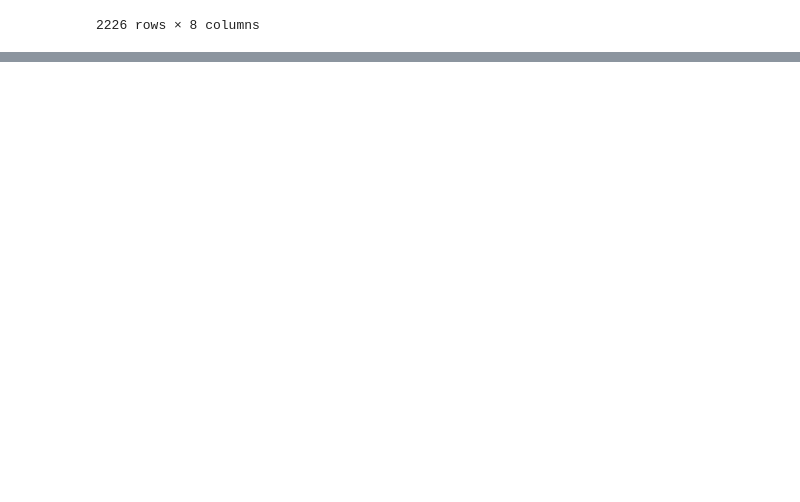
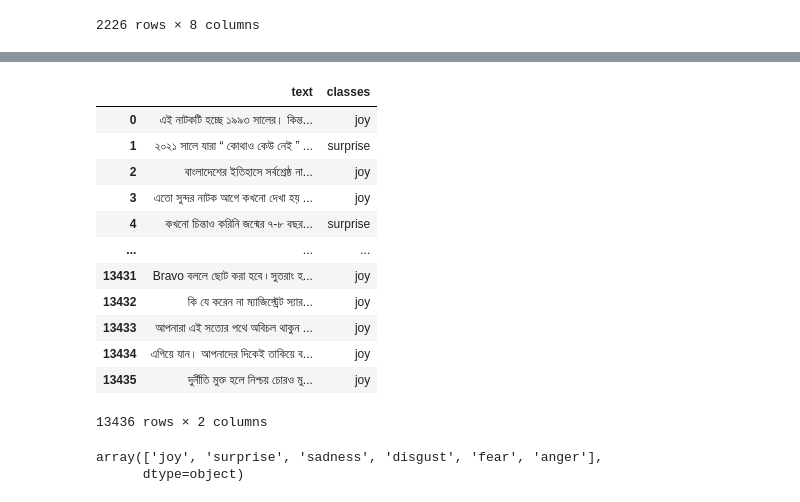
Before and after one commit to arturnovais/Emotion-Detection---SemEval-2025-Task-11, a Jupyter notebook: test.ipynb, the cells around one changed output, grey strips where cells are left out. Cells and saved outputs as stored; diff of their text form; code cells hidden in the pictures; blank space fills up the shorter version.

```diff
--- a/test.ipynb
+++ b/test.ipynb
@@ -208,0 +237,23 @@ track_a
+# %%
+df = pd.read_excel('UBMEC Corpus_Sakib(updated).xlsx')
+# %%
+df
+# %% [output]
+|  | text | classes |
+| 0 | এই নাটকটি হচ্ছে ১৯৯৩ সালের। কিন্ত... | joy |
+| 1 | ২০২১ সালে যারা “ কোথাও কেউ নেই ” ... | surprise |
+| 2 | বাংলাদেশের ইতিহাসে সর্বশ্রেষ্ঠ না... | joy |
+| 3 | এতো সুন্দর নাটক আগে কখনো দেখা হয় ... | joy |
+| 4 | কখনো চিন্তাও করিনি জন্মের ৭-৮ বছর... | surprise |
+| ... | ... | ... |
+| 13431 | Bravo বললে ছোট করা হবে ৷ সুতরাং হ... | joy |
+| 13432 | কি যে করেন না ম্যাজিস্ট্রেট স্যার... | joy |
+| 13433 | আপনারা এই সত্যের পথে অবিচল থাকুন ... | joy |
+| 13434 | এগিয়ে যান। আপনাদের দিকেই তাকিয়ে ব... | joy |
+| 13435 | দুর্নীতি মুক্ত হলে নিশ্চয় চোরও মু... | joy |
+13436 rows × 2 columns
+# %%
+df['classes'].unique()
+# %% [output]
+array(['joy', 'surprise', 'sadness', 'disgust', 'fear', 'anger'],
+      dtype=object)
```
Also changed, not shown: parts of 9 cells of this notebook, 2 other files.
